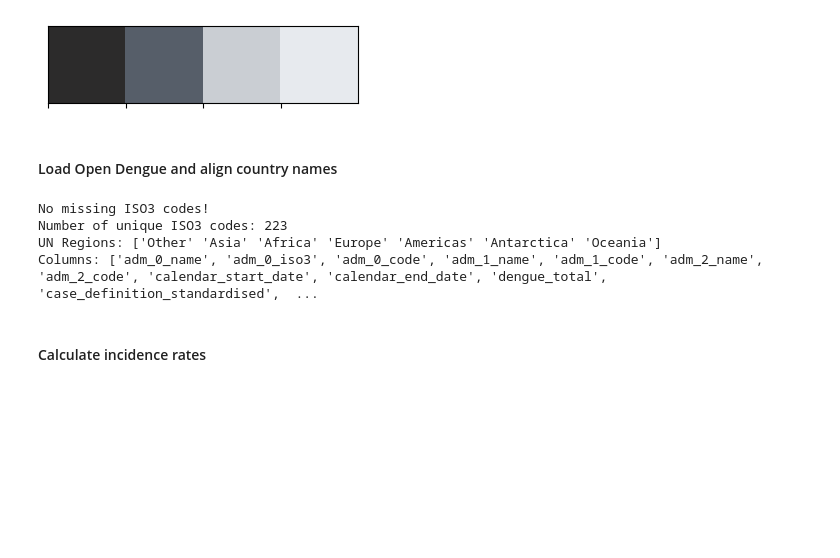
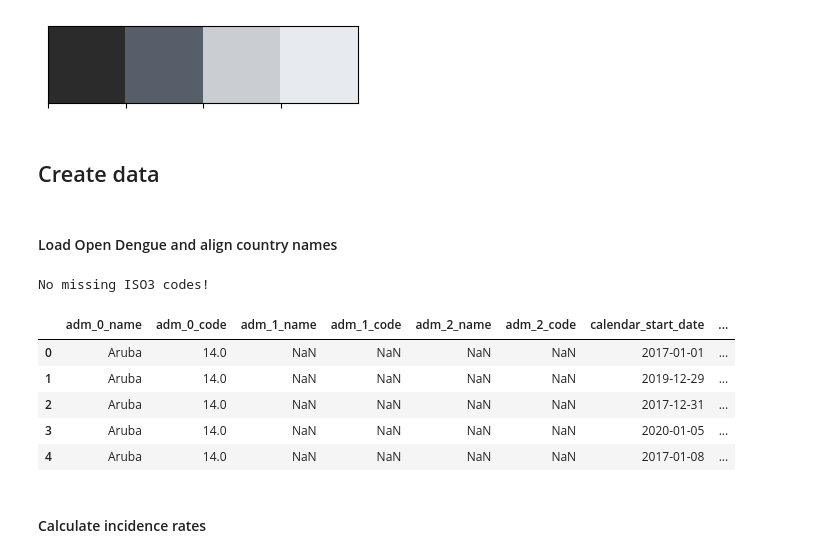
Before and after one commit to haileyrobertson/robertson-cpsc581, a Jupyter notebook: final-project/src/01_classify_by_endemicity_status.ipynb, the cells around one changed output. Cells and saved outputs as stored; diff of their text form; code cells hidden in the pictures; blank space fills up the shorter version.

```diff
--- a/final-project/src/01_classify_by_endemicity_status.ipynb
+++ b/final-project/src/01_classify_by_endemicity_status.ipynb
@@ -118,11 +118,14 @@ plt.rcParams['axes.labelcolor'] = chart[1]
 # %% [output]
 [figure]
 [figure]
+# %% [markdown]
+## Create data
 # %% [markdown]
 #### Load Open Dengue and align country names
 # %%
 # --- Load dengue data ---
-open_dengue = pd.read_csv('../data/open_dengue_v1_2.csv')
+url = 'https://raw.githubusercontent.com/OpenDengue/master-repo/refs/heads/main/data/raw_data/masterDB_V1.2.csv'
+open_dengue = pd.read_csv(url, index_col=0, encoding='latin-1').reset_index()
 
 # Standardize country names to ISO3
 open_dengue["adm_0_iso3"] = coco.convert(
@@ -134,6 +137,27 @@ open_dengue["adm_0_iso3"] = coco.convert(
 # Convert date columns to datetime
 date_cols = ['calendar_start_date', 'calendar_end_date']
 open_dengue[date_cols] = open_dengue[date_cols].apply(pd.to_datetime)
+
+# Extract year from calendar_start_date
+open_dengue['year'] = open_dengue['calendar_start_date'].dt.year
+open_dengue['month'] = open_dengue['calendar_start_date'].dt.month
+
+#  Not all periods are the same length – some places report every year, some every month, some every week
+open_dengue["date_diff"] = (open_dengue["calendar_end_date"] - open_dengue["calendar_start_date"]).dt.days
+
+# Find geo resolution and combine places
+def highest_geo_resolution(row):
+    if pd.notna(row['adm_2_name']) and row['adm_2_name'] != '':
+        return 'adm_2'
+    elif pd.notna(row['adm_1_name']) and row['adm_1_name'] != '':
+        return 'adm_1'
+    else:
+        return 'adm_0'
+
+open_dengue['geo_resolution'] = open_dengue.apply(highest_geo_resolution, axis=1)
+
+open_dengue['combined_place'] = open_dengue[['adm_2_name', 'adm_1_name', 'adm_0_name']].apply(
+    lambda x: ', '.join([str(place) for place in x if pd.notna(place) and place != '']), axis=1)
 
 # Report missing ISO3 codes
 missing_iso3 = open_dengue[open_dengue["adm_0_iso3"] == "missing"]
@@ -189,15 +213,12 @@ world.loc[world['adm_0_name'] == 'South Sudan', 'adm_0_iso3'] = 'SSD'
 # --- Merge dengue data with geometry ---
 dengue = pd.merge(open_dengue, world, on='adm_0_iso3', how='outer', suffixes=('', '_world'))
 
-# If adm_0_name is missing in dengue, fill with name from world
-dengue['adm_0_name'] = dengue['adm_0_name'].fillna(dengue['adm_0_name_world'])
-
-# Same for region_un and geometry
-dengue['region_un'] = dengue['region_un'].fillna(dengue['region_un_world'])
-dengue['adm_0_geometry'] = dengue['adm_0_geometry'].fillna(dengue['adm_0_geometry_world'])
+with open('../data/un_regions.json') as f:
+    countries = json.load(f)
+dengue['region_un'] = dengue['adm_0_iso3'].map(countries).fillna("Other")
 
 # Drop duplicate _world columns
-dengue = dengue.drop(columns=['adm_0_name_world', 'region_un_world', 'adm_0_geometry_world'])
+dengue = dengue.drop(columns=['adm_0_name_world'])
 
 # Reorder columns nicely
 front_cols = ['adm_0_name', 'adm_0_iso3']
@@ -226,9 +247,15 @@ dengue_ts[columns_to_fill] = (
 dengue_ts = dengue_ts.dropna(subset=['year'])
 # %% [output]
 No missing ISO3 codes!
-Number of unique ISO3 codes: 223
-UN Regions: ['Other' 'Asia' 'Africa' 'Europe' 'Americas' 'Antarctica' 'Oceania']
-Columns: ['adm_0_name', 'adm_0_iso3', 'adm_0_code', 'adm_1_name', 'adm_1_code', 'adm_2_name', 'adm_2_code', 'calendar_start_date', 'calendar_end_date', 'dengue_total', 'case_definition_standardised',  ...
+# %%
+dengue_ts
+# %% [output]
+|  | adm_0_name | adm_0_code | adm_1_name | adm_1_code | adm_2_name | adm_2_code | calendar_start_date | ... |
+| 0 | Aruba | 14.0 | NaN | NaN | NaN | NaN | 2017-01-01 | ... |
+| 1 | Aruba | 14.0 | NaN | NaN | NaN | NaN | 2019-12-29 | ... |
+| 2 | Aruba | 14.0 | NaN | NaN | NaN | NaN | 2017-12-31 | ... |
+| 3 | Aruba | 14.0 | NaN | NaN | NaN | NaN | 2020-01-05 | ... |
+| 4 | Aruba | 14.0 | NaN | NaN | NaN | NaN | 2017-01-08 | ... |
 # %% [markdown]
 #### Calculate incidence rates
 # %%
```
Also changed, not shown: parts of 2 cells of this notebook, 2 other files.
